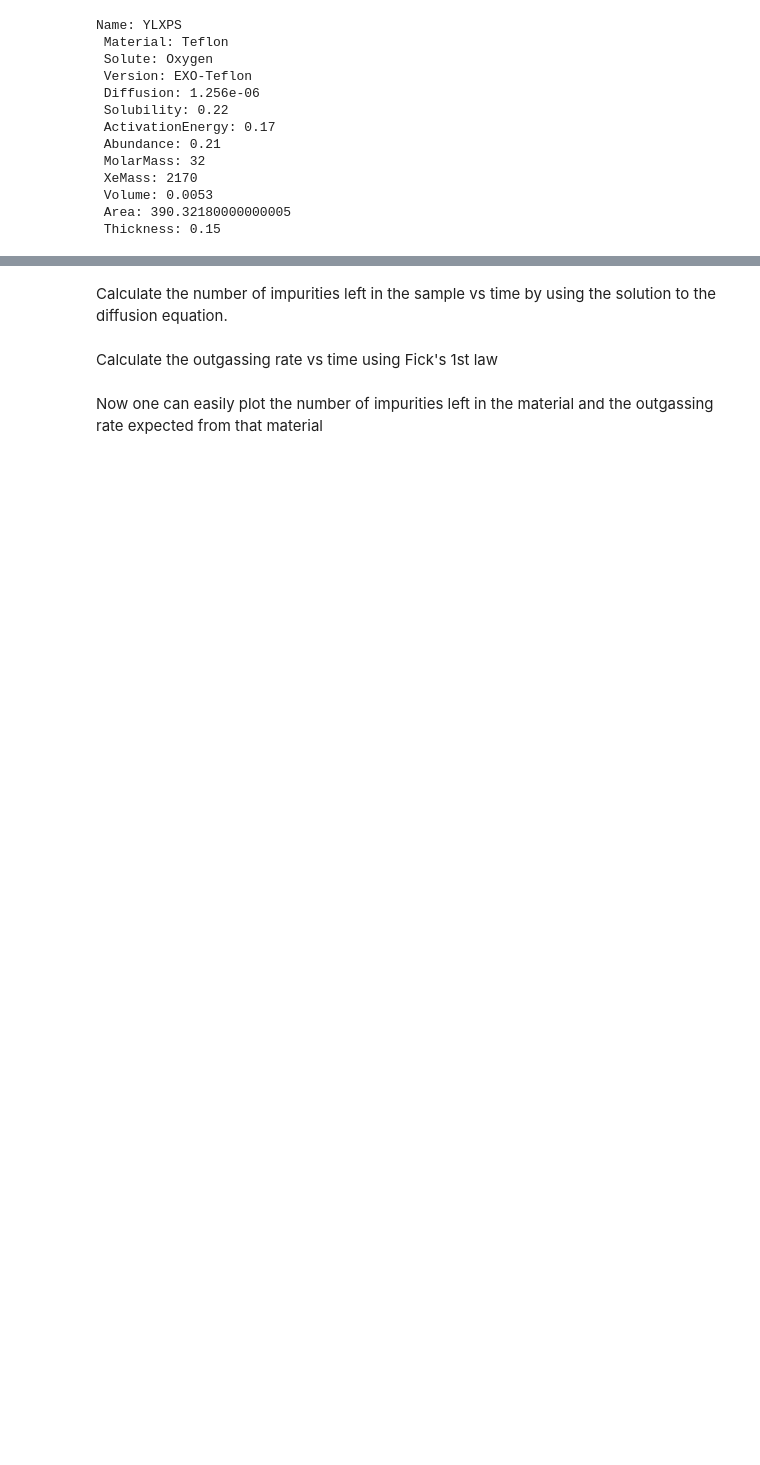
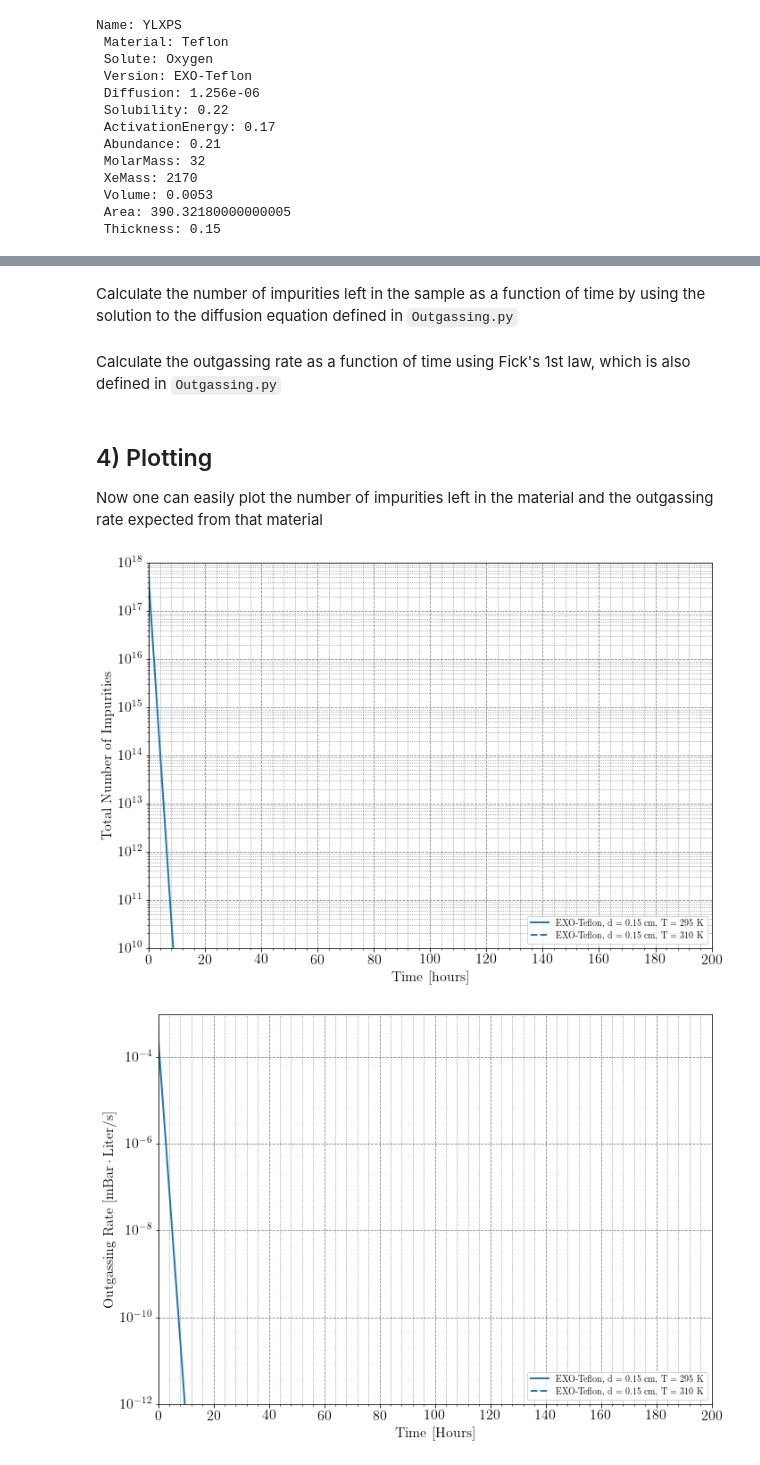
Before and after one commit to nEXO-collaboration/Impurity-Model, a Jupyter notebook: Modelling.ipynb, the cells around one changed output, grey strips where cells are left out. Saved outputs shown, nothing was run; the diff lists cells and outputs as text; code cells hidden in the pictures; blank space fills up the shorter version.

```diff
--- a/Modelling.ipynb
+++ b/Modelling.ipynb
@@ -58,10 +64,17 @@ S1.Time = GetTimeStamps(Points=[0,100,200], Spacing=0.1, TimeScale='Hours')
 # %% [markdown]
-Calculate the number of impurities left in the sample vs time by using the solution to the diffusion equation.
+Calculate the number of impurities left in the sample as a function of time by using the solution to the diffusion equation defined in `Outgassing.py`
 # %%
 S1.Impurities = Out.GetImpuritiesVsTime(Data=S1, TimeScale='Hours')
 # %% [markdown]
-Calculate the outgassing rate vs time using Fick's 1st law
+Calculate the outgassing rate as a function of time using Fick's 1st law, which is also defined in `Outgassing.py`
 # %%
 S1.FlowRate = Out.GetFlowRateVsTime(Data=S1, Units='mBar Liter', TimeScale='Hours')
 # %% [markdown]
+## 4) Plotting
 Now one can easily plot the number of impurities left in the material and the outgassing rate expected from that material
+# %%
+PlotImpuritiesVsTime([S1])
+PlotFlowRateVsTime([S1])
+# %% [output]
+[figure, added]
+[figure, added]
```
Also changed, not shown: parts of 32 cells of this notebook.
